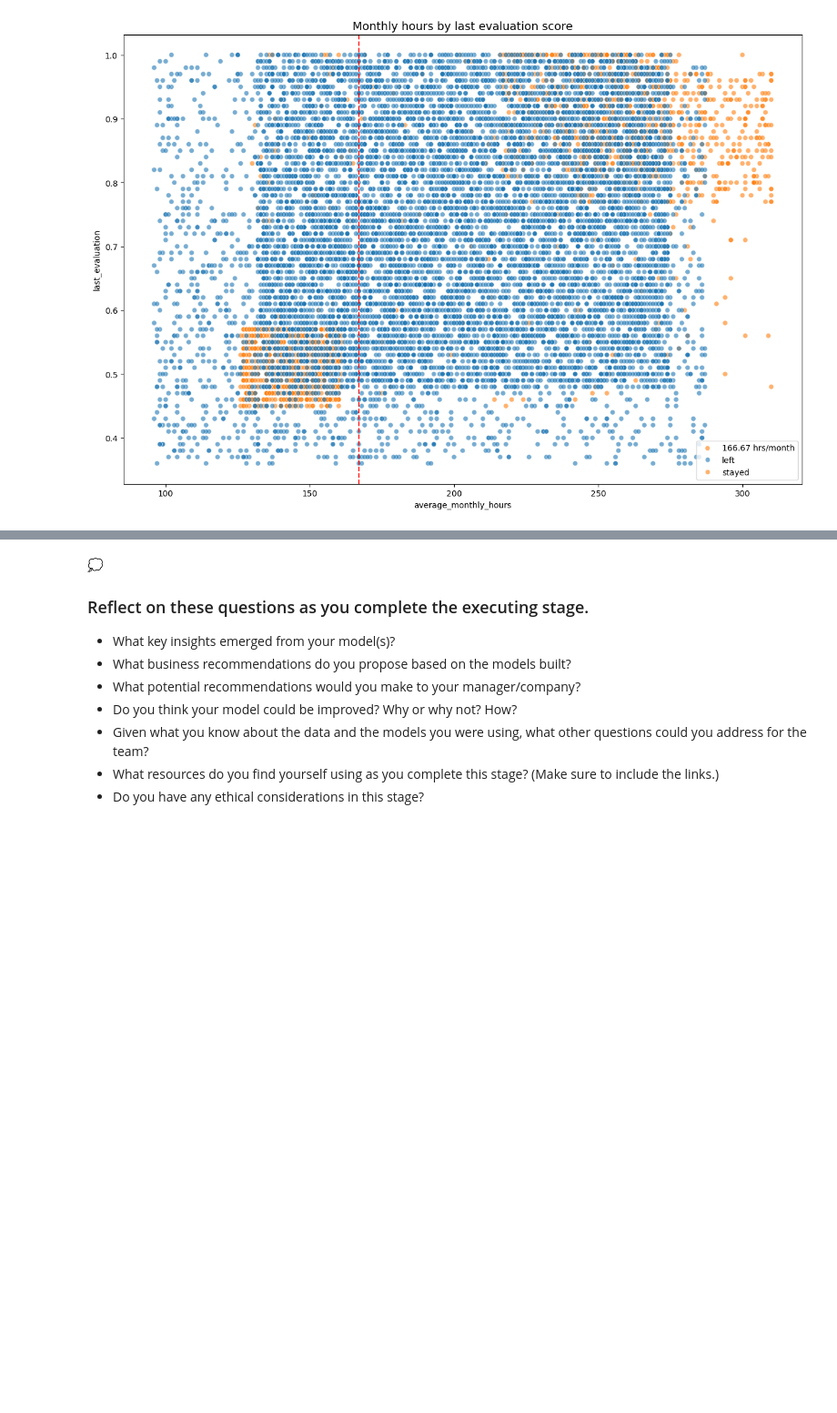
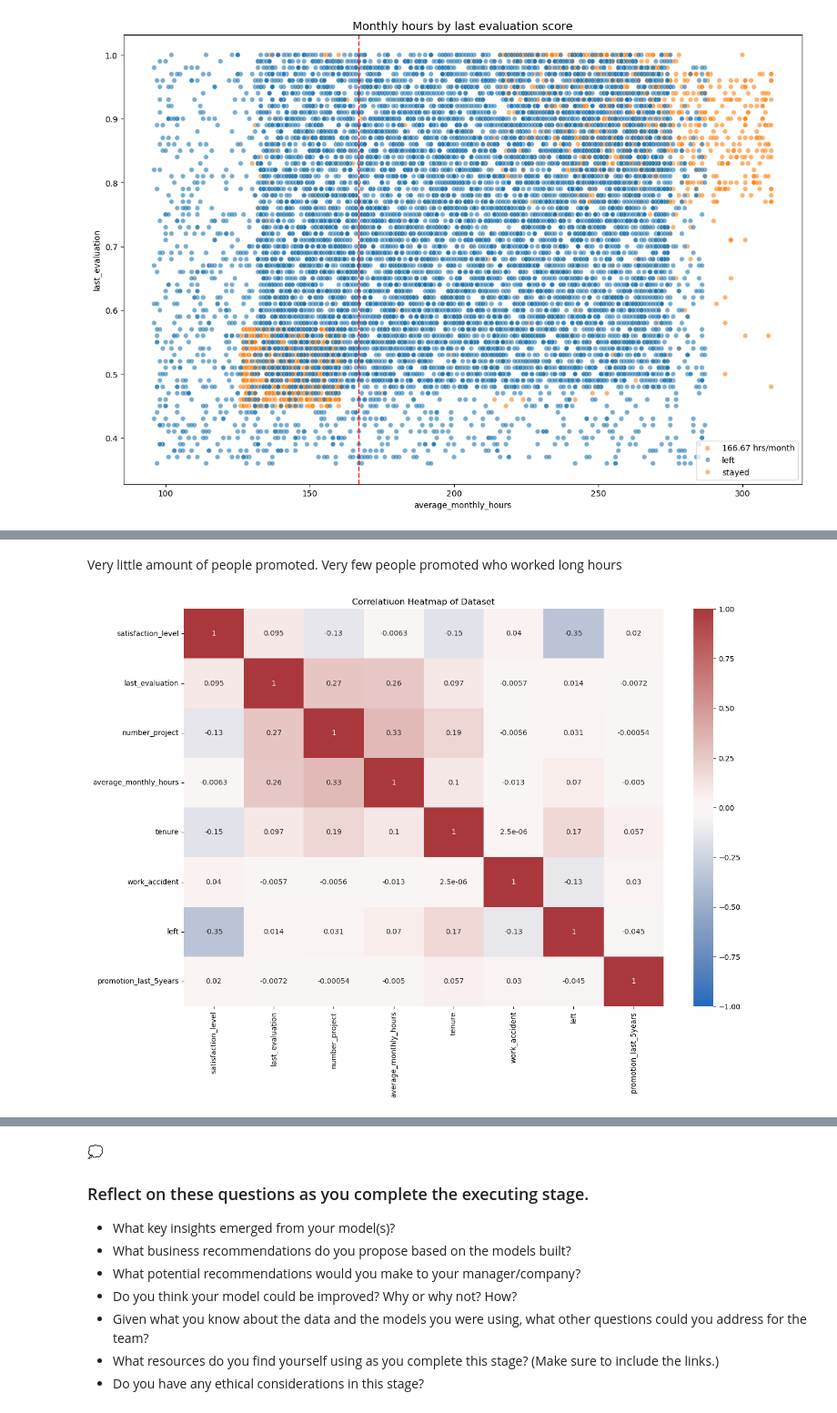
Before and after one commit to Anar-Abdullayev-23/Data-Driven-Suggestionf-for-HR, a Jupyter notebook: notebooks/Data-Driven_Suggestions_for_HR.ipynb, the cells around one changed output, grey strips where cells are left out. Shown at 91% size. Cells and saved outputs as stored; diff of their text form; code cells hidden in the pictures; blank space fills up the shorter version.

```diff
--- a/notebooks/Data-Driven_Suggestions_for_HR.ipynb
+++ b/notebooks/Data-Driven_Suggestions_for_HR.ipynb
@@ -324,0 +283,11 @@ plt.title('Monthly hours by last evaluation score', fontsize='14');
+# %% [markdown]
+Very little amount of people promoted.
+Very few people promoted who worked long hours
+# %%
+# Create a plot as needed
+plt.figure(figsize=(15,10))
+sns.heatmap(data.corr(numeric_only=True), vmin=-1, vmax=1, annot=True, cmap=sns.color_palette("vlag", as_cmap=True))
+plt.title('Correlatiuon Heatmap of Dataset')
+plt.show()
+# %% [output]
+[figure, added]
```
Also changed, not shown: parts of 27 cells of this notebook.
